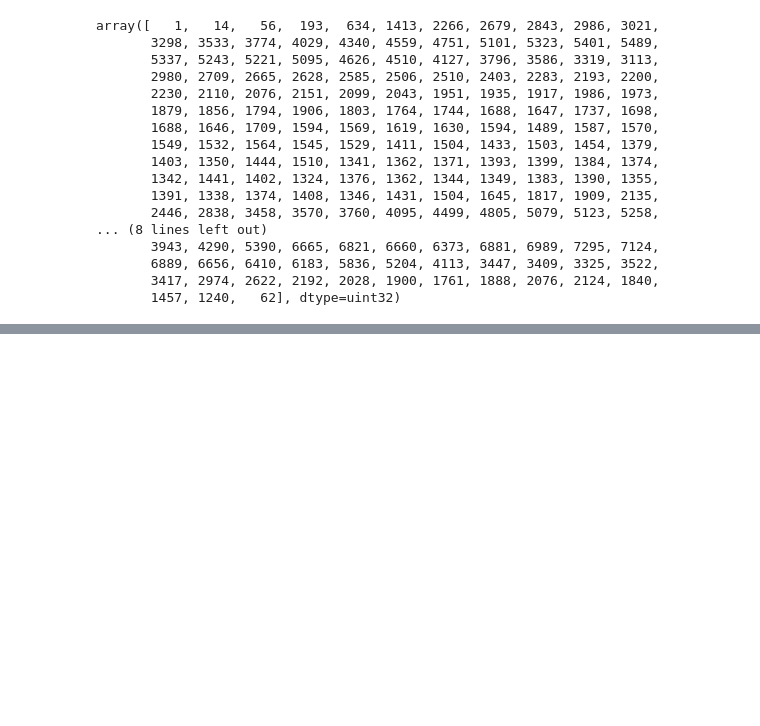
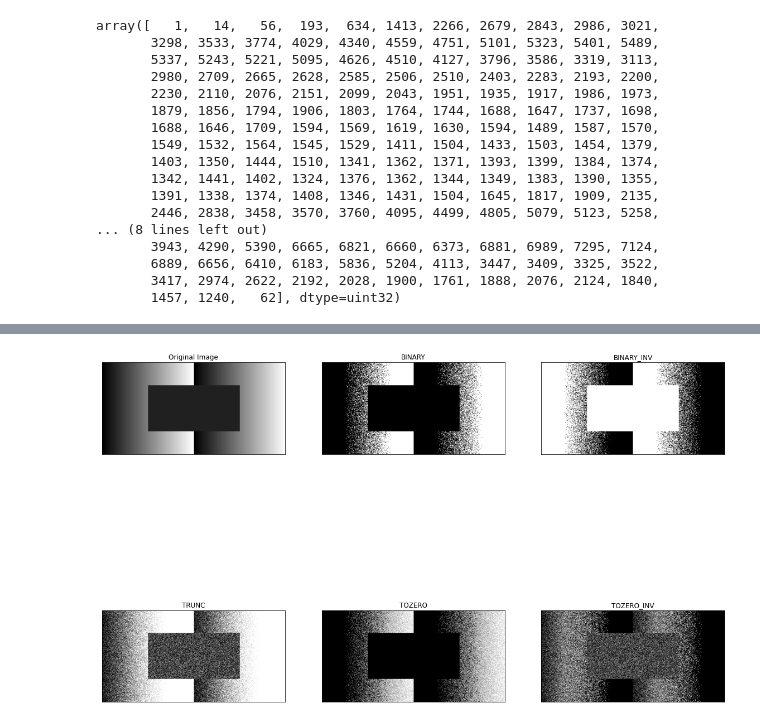
Before and after one commit to JongHyunJeong/ComputerVision, a Jupyter notebook: chap 1.4.2.ipynb, the cells around one changed output, grey strips where cells are left out. Cells and saved outputs as stored; diff of their text form; code cells hidden in the pictures; blank space fills up the shorter version.

```diff
--- a/chap 1.4.2.ipynb
+++ b/chap 1.4.2.ipynb
@@ -163,0 +171,4 @@ array([   1,   14,   56,  193,  634, 1413, 2266, 2679, 2843, 2986, 3021,
+# %%
+for i in range(256) :
+    l = (int)((hist[i]/10000)*255)
+    histImage = cv2.rectangle(histImage,(2*i,h-0),(2*i+2,h-l),(0,255,0),1)
@@ -163,0 +185,23 @@ array([   1,   14,   56,  193,  634, 1413, 2266, 2679, 2843, 2986, 3021,
+# %%
+import random
+h,w = 256, 512
+img = np.zeros((h,w),np.uint8)
+for i in range(h):
+    for j in range(w):
+        img[i,j]=(j)%256
+# %%
+for i in range((int)(h/2)):
+    for j in range((int)(w/2)):
+        img[i+int(h/4),j+int(w/4)]=32
+# %%
+noiseImg = np.copy(img)
+m = 64
+for i in range(h):
+    for j in range(w):
+        value = noiseImg[i,j]+random.randint(-m, m)
+        if value < 0:
+            noiseImg[i,j] = 0
+        elif value > 255:
+            noiseImg[i,j] = 255
+        else :
+            noiseImg[i,j] = value
@@ -163,0 +212,17 @@ array([   1,   14,   56,  193,  634, 1413, 2266, 2679, 2843, 2986, 3021,
+# %%
+ret,thresh1 = cv2.threshold(noiseImg,127,255,cv2.THRESH_BINARY)
+ret,thresh2 = cv2.threshold(noiseImg,127,255,cv2.THRESH_BINARY_INV)
+ret,thresh3 = cv2.threshold(noiseImg,127,255,cv2.THRESH_TRUNC)
+ret,thresh4 = cv2.threshold(noiseImg,127,255,cv2.THRESH_TOZERO)
+ret,thresh5 = cv2.threshold(noiseImg,127,255,cv2.THRESH_TOZERO_INV)
+
+titles = ['Original Image','BINARY','BINARY_INV','TRUNC','TOZERO','TOZERO_INV']
+images = [img, thresh1, thresh2, thresh3, thresh4, thresh5]
+plt.figure(figsize=(20,15))
+for i in range(6):
+     plt.subplot(2,3,i+1),plt.imshow(images[i],'gray')
+     plt.title(titles[i])
+     plt.xticks([]),plt.yticks([])
+plt.show()
+# %% [output]
+[figure, added]
```
Also changed, not shown: parts of 8 cells of this notebook.
